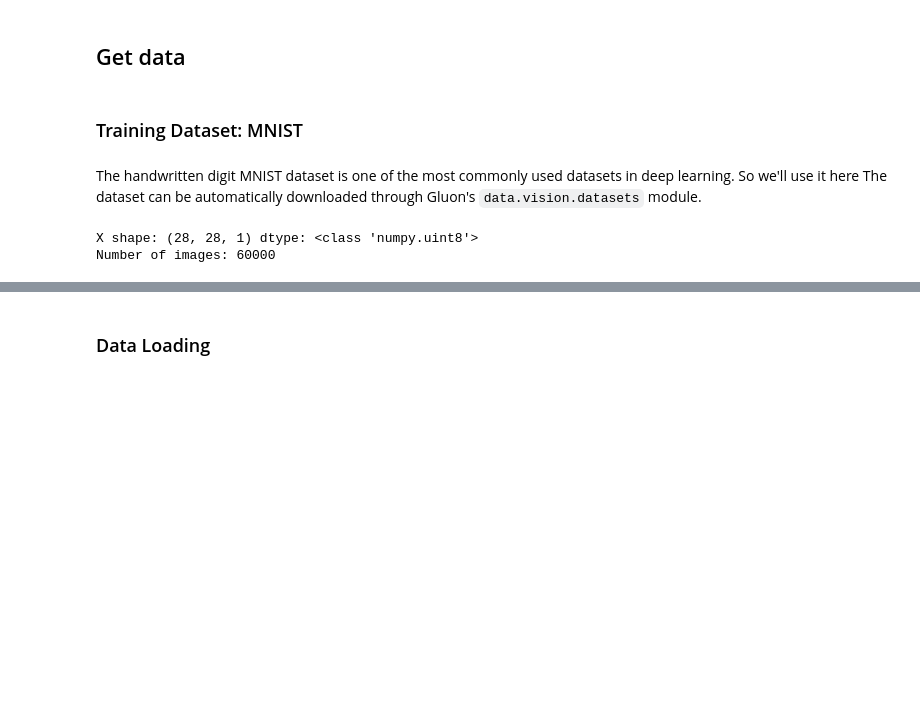
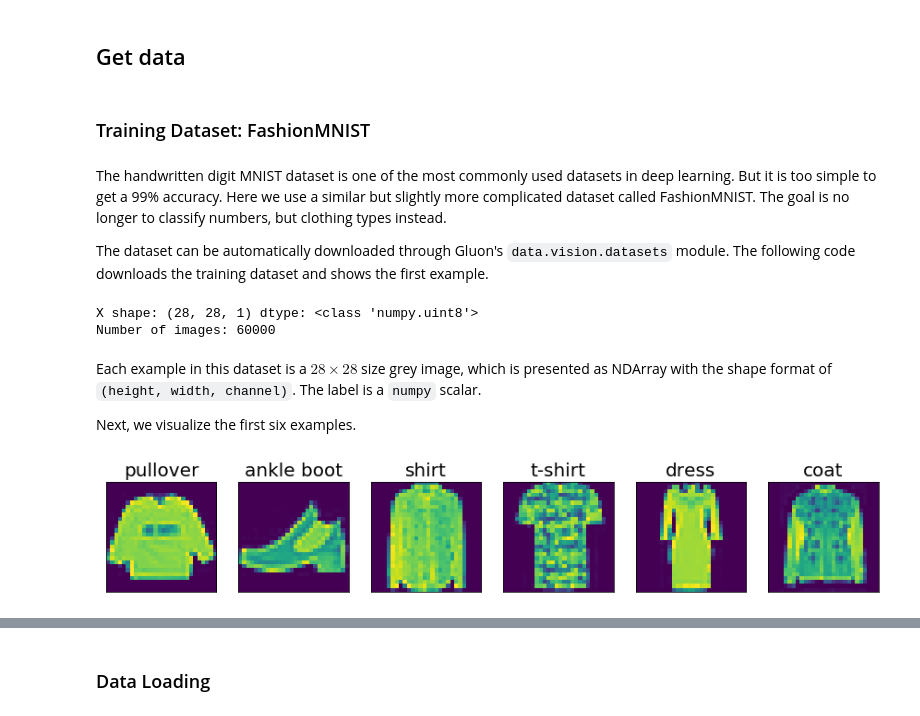
Before and after one commit to sojiadeshina/deep-learning-gluon-seattle, a Jupyter notebook: 03-Gluon-Crash-Course/train.ipynb, the cells around one changed output, grey strips where cells are left out. Saved outputs shown, nothing was run; the diff lists cells and outputs as text; code cells hidden in the pictures; blank space fills up the shorter version.

Commit message:
update train on crash course

```diff
--- a/03-Gluon-Crash-Course/train.ipynb
+++ b/03-Gluon-Crash-Course/train.ipynb
@@ -19,15 +19,42 @@ from time import time
 # %% [markdown]
 ## Get data
 # %% [markdown]
-### Training Dataset: MNIST
+### Training Dataset: FashionMNIST
 # %% [markdown]
-The handwritten digit MNIST dataset is one of the most commonly used datasets in deep learning. So we'll use it here
-The dataset can be automatically downloaded through Gluon's `data.vision.datasets` module.
+The handwritten digit MNIST dataset is one of the most commonly used datasets in deep learning. But it is too simple to get a 99% accuracy. Here we use a similar but slightly more complicated dataset called FashionMNIST. The goal is no longer to classify numbers, but clothing types instead.
+
+The dataset can be automatically downloaded through Gluon's `data.vision.datasets` module. The following code downloads the training dataset and shows the first example.
 # %%
-mnist_train = datasets.MNIST(train=True)
+mnist_train = datasets.FashionMNIST(train=True)
 X, y = mnist_train[0]
 print('X shape: %s dtype: %s' % (X.shape, X.dtype))
 print("Number of images: %d" % len(mnist_train))
 # %% [output]
 X shape: (28, 28, 1) dtype: <class 'numpy.uint8'>
 Number of images: 60000
+# %% [markdown]
+Each example in this dataset is a $28\times 28$ size grey image, which is presented as NDArray with the shape format of `(height, width, channel)`.  The label is a `numpy` scalar.
+
+Next, we visualize the first six examples.
+# %%
+text_labels = [
+    't-shirt', 'trouser', 'pullover', 'dress', 'coat',
+    'sandal', 'shirt', 'sneaker', 'bag', 'ankle boot'
+]
+def plot_images(X, y):
+    # plot images
+    _, figs = plt.subplots(1, X.shape[0], figsize=(15, 15))
+    for f,x,yi in zip(figs, X,y):
+        # 3D->2D by removing the last channel dim
+        f.imshow(x.reshape((28,28)).asnumpy())
+        ax = f.axes
+        ax.set_title(text_labels[int(yi)])
+        ax.title.set_fontsize(20)
+        ax.get_xaxis().set_visible(False)
+        ax.get_yaxis().set_visible(False)
+    plt.show()
+# %%
+X, y = mnist_train[0:6]
+plot_images(X, y)
+# %% [output]
+[figure, added]
```
Also changed, not shown: parts of 7 cells of this notebook, 1 other file.
